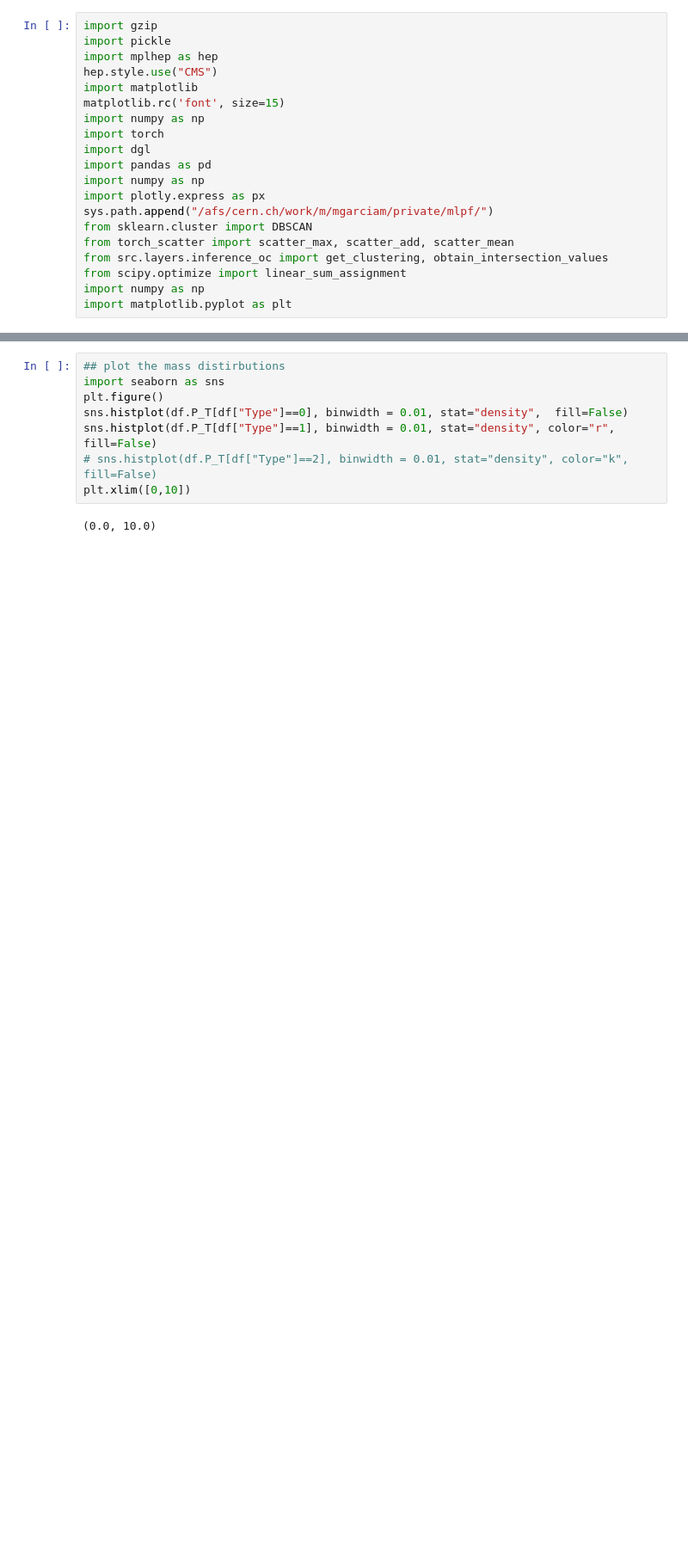
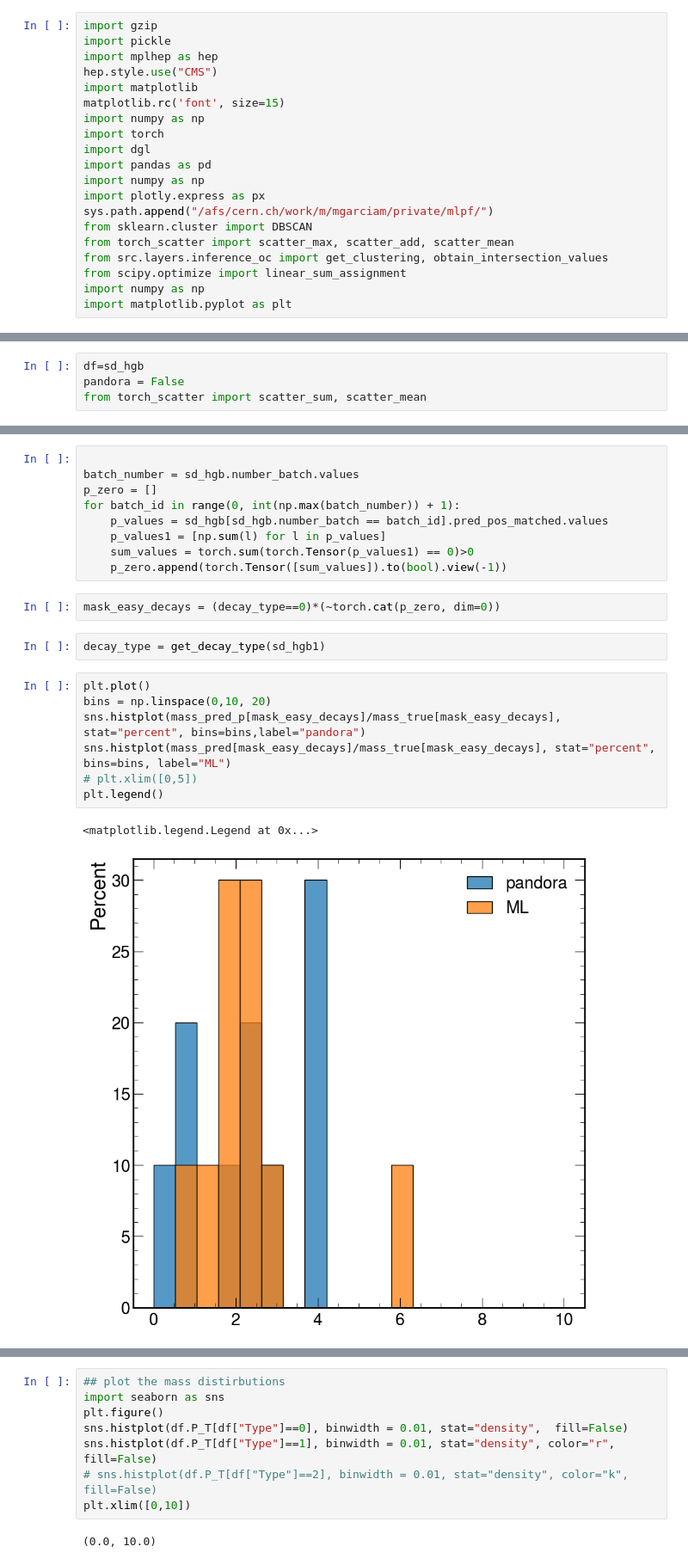
Before and after one commit to selvaggi/mlpf, a Jupyter notebook: notebooks/8_explore_output_mlpf.ipynb, the cells around one changed output, grey strips where cells are left out. Shown at 86% size. Cells and saved outputs as stored; diff of their text form; blank space fills up the shorter version.

```diff
--- a/notebooks/8_explore_output_mlpf.ipynb
+++ b/notebooks/8_explore_output_mlpf.ipynb
@@ -28,0 +51,4 @@ sd_hgb1, matched_hgbq1 = open_mlpf_dataframe(path_hgcal, False)
+# %%
+df=sd_hgb
+pandora = False
+from torch_scatter import scatter_sum, scatter_mean
@@ -28,0 +166,23 @@ sd_hgb1, matched_hgbq1 = open_mlpf_dataframe(path_hgcal, False)
+# %%
+
+batch_number = sd_hgb.number_batch.values
+p_zero = []
+for batch_id in range(0, int(np.max(batch_number)) + 1):
+    p_values = sd_hgb[sd_hgb.number_batch == batch_id].pred_pos_matched.values
+    p_values1 = [np.sum(l) for l in p_values]
+    sum_values = torch.sum(torch.Tensor(p_values1) == 0)>0
+    p_zero.append(torch.Tensor([sum_values]).to(bool).view(-1))
+# %%
+mask_easy_decays = (decay_type==0)*(~torch.cat(p_zero, dim=0))
+# %%
+decay_type = get_decay_type(sd_hgb1)
+# %%
+plt.plot()
+bins = np.linspace(0,10, 20)
+sns.histplot(mass_pred_p[mask_easy_decays]/mass_true[mask_easy_decays], stat="percent", bins=bins,label="pandora")
+sns.histplot(mass_pred[mask_easy_decays]/mass_true[mask_easy_decays], stat="percent", bins=bins, label="ML")
+# plt.xlim([0,5])
+plt.legend()
+# %% [output]
+<matplotlib.legend.Legend at 0x...>
+[figure, added]
```
Also changed, not shown: parts of 13 cells of this notebook.
